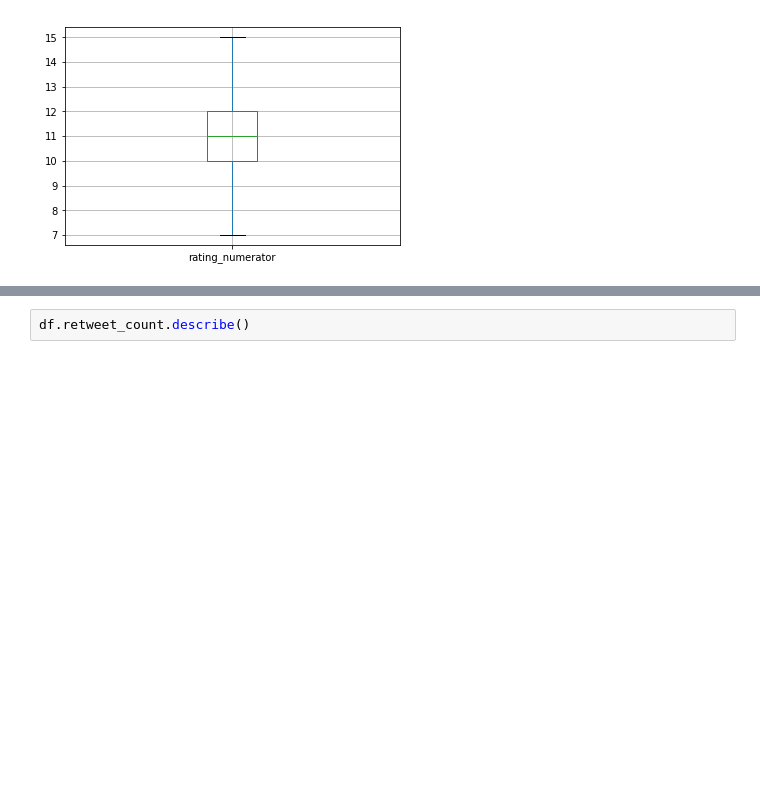
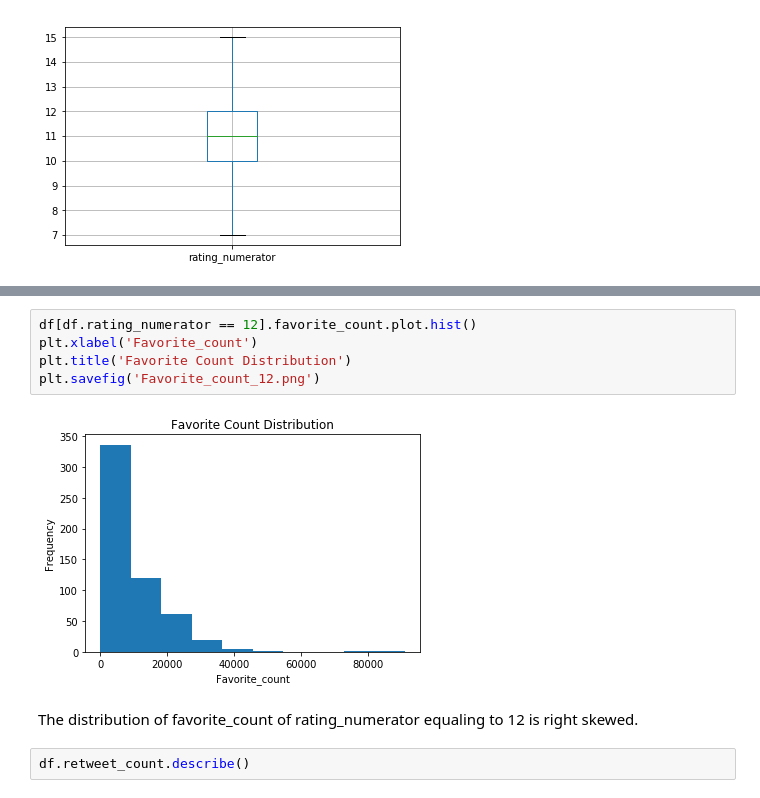
Before and after one commit to Noah-Zheng/DataWrangling_Project, a Jupyter notebook: wrangle_act.ipynb, the cells around one changed output, grey strips where cells are left out. Cells and saved outputs as stored; diff of their text form; blank space fills up the shorter version.

```diff
--- a/wrangle_act.ipynb
+++ b/wrangle_act.ipynb
@@ -837,3 +867,12 @@ df[(df.rating_numerator>=7) & (df.rating_numerator<=15)].plot.scatter(x='rating_
+# %%
+df[df.rating_numerator == 12].favorite_count.plot.hist()
+plt.xlabel('Favorite_count')
+plt.title('Favorite Count Distribution')
+plt.savefig('Favorite_count_12.png')
+# %% [output]
+[figure, added]
+# %% [markdown]
+The distribution of favorite_count of rating_numerator equaling to 12 is right skewed.
 # %%
 df.retweet_count.describe()
 # %% [output]
```
Also changed, not shown: parts of 12 cells of this notebook, 6 other files.
